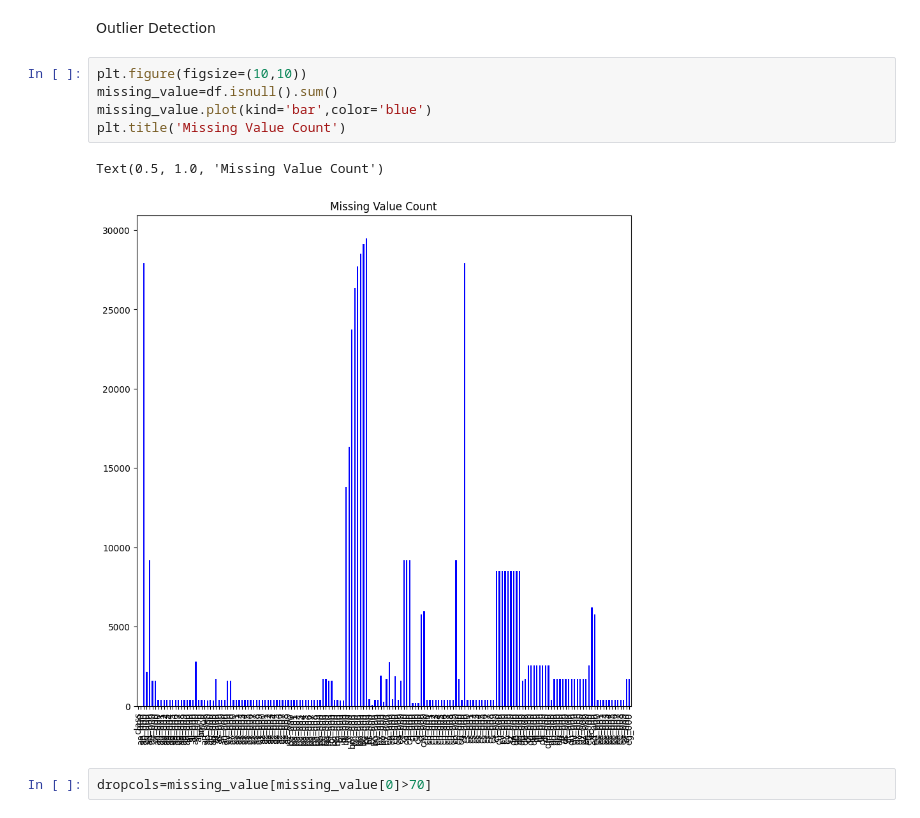
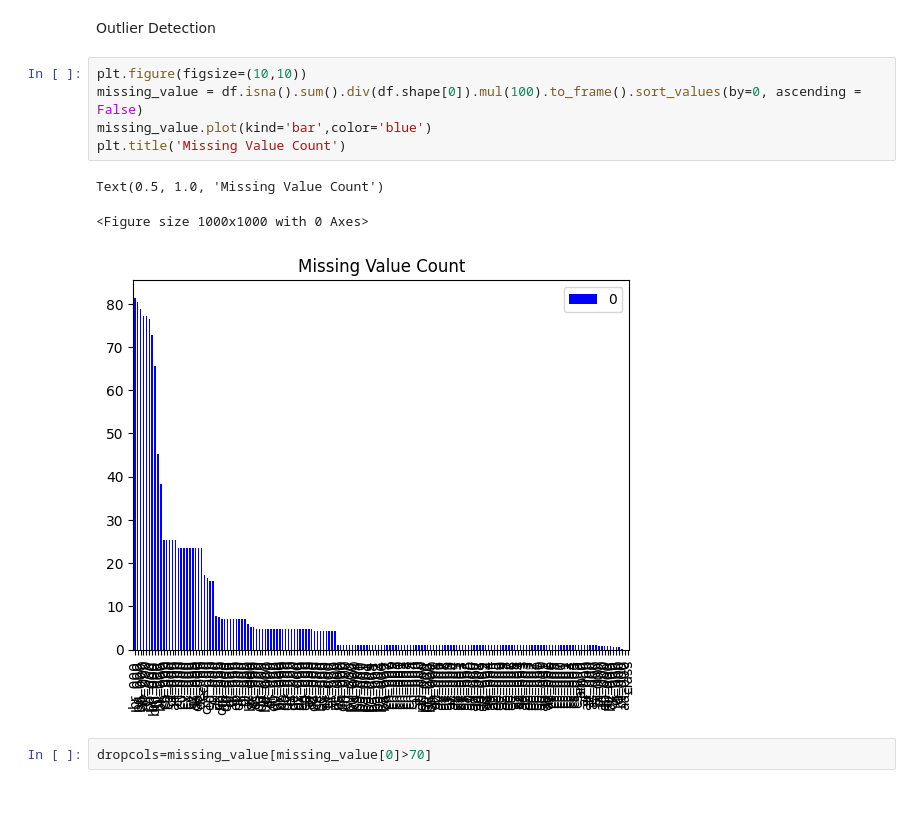
Before and after one commit to SuvitKumar003/LiveSensor, a Jupyter notebook: EDA.ipynb, the cells around one changed output. Saved outputs shown, nothing was run; the diff lists cells and outputs as text.

```diff
--- a/EDA.ipynb
+++ b/EDA.ipynb
@@ -147,11 +147,12 @@ plt.show()
 Outlier Detection
 # %%
 plt.figure(figsize=(10,10))
-missing_value=df.isnull().sum()
+missing_value = df.isna().sum().div(df.shape[0]).mul(100).to_frame().sort_values(by=0, ascending = False)
 missing_value.plot(kind='bar',color='blue')
 plt.title('Missing Value Count')
 # %% [output]
 Text(0.5, 1.0, 'Missing Value Count')
+<Figure size 1000x1000 with 0 Axes>
-[figure, old version]
+[figure, new version]
 # %%
 dropcols=missing_value[missing_value[0]>70]
```
Also changed, not shown: parts of 4 cells of this notebook.
